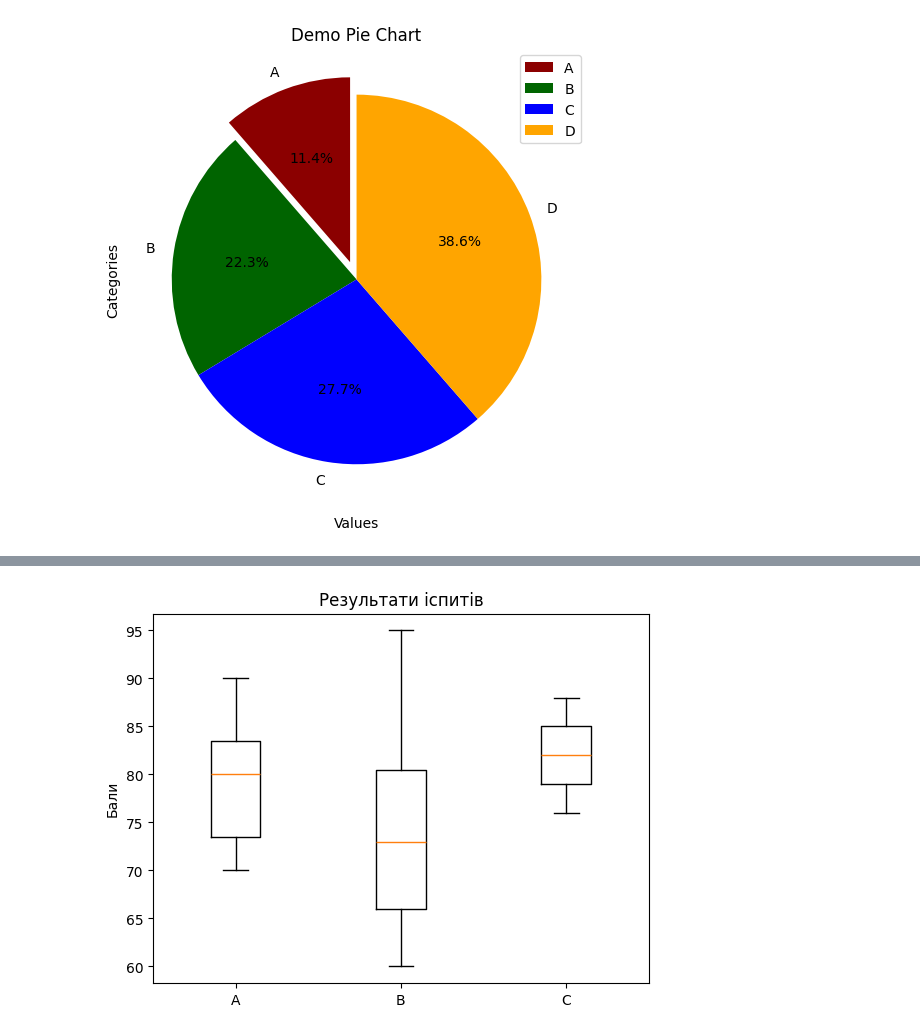
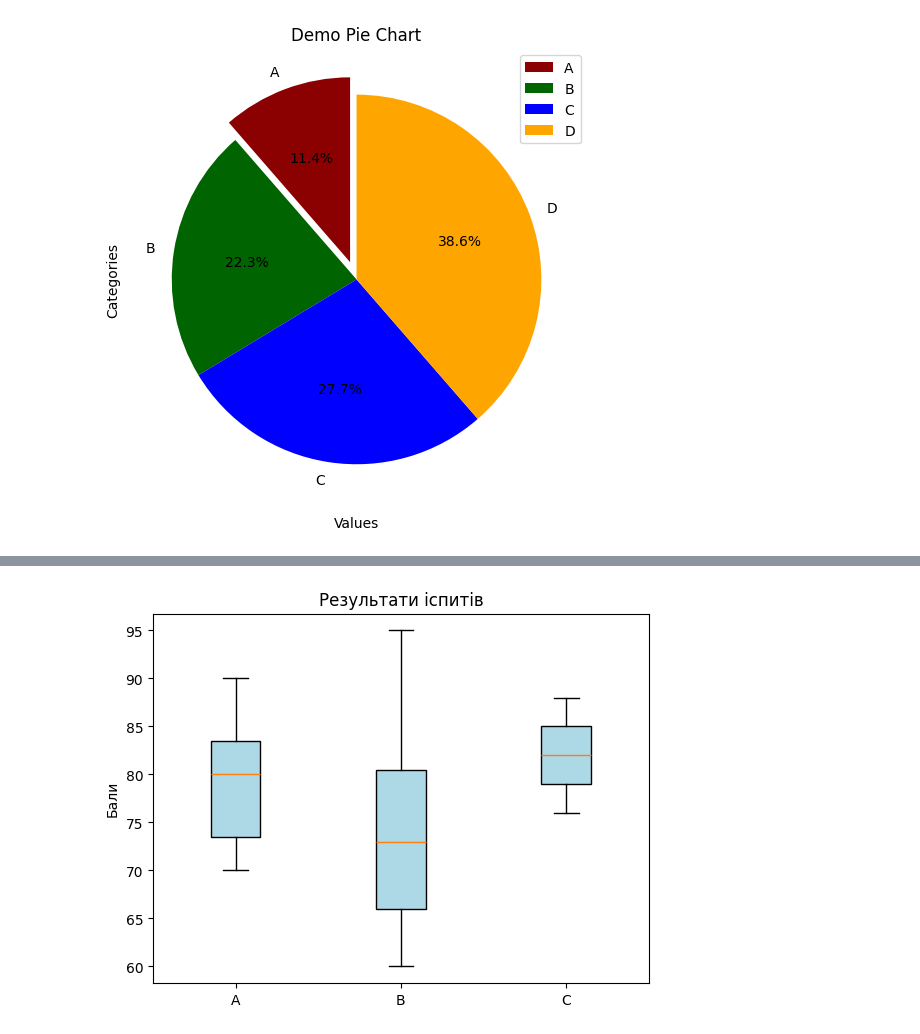
Before and after one commit to dmitriy-shtefan/python-ai, a Jupyter notebook: заняття_4/notebooks/notebook.ipynb, the cells around one changed output, grey strips where cells are left out. Cells and saved outputs as stored; diff of their text form; code cells hidden in the pictures.

```diff
--- a/заняття_4/notebooks/notebook.ipynb
+++ b/заняття_4/notebooks/notebook.ipynb
@@ -131,12 +131,16 @@ plt.show()
 # %%
 group_a = [70, 72, 75, 80, 82, 85, 90]
 group_b = [60, 65, 67, 73, 78, 83, 95]
 group_c = [76, 78, 80, 82, 84, 86, 88]
 
-plt.boxplot([group_a, group_b, group_c],
-            tick_labels=['A', 'B', 'C'])
+boxes = plt.boxplot([group_a, group_b, group_c],
+            tick_labels=['A', 'B', 'C'], patch_artist=True)
+
+for box in boxes['boxes']:
+    box.set_facecolor("lightblue")
+
 plt.ylabel('Бали')
 plt.title('Результати іспитів')
 plt.show()
 # %% [output]
-[figure, old version]
+[figure, new version]
```
Also changed, not shown: parts of 2 cells of this notebook, 4 other files.
